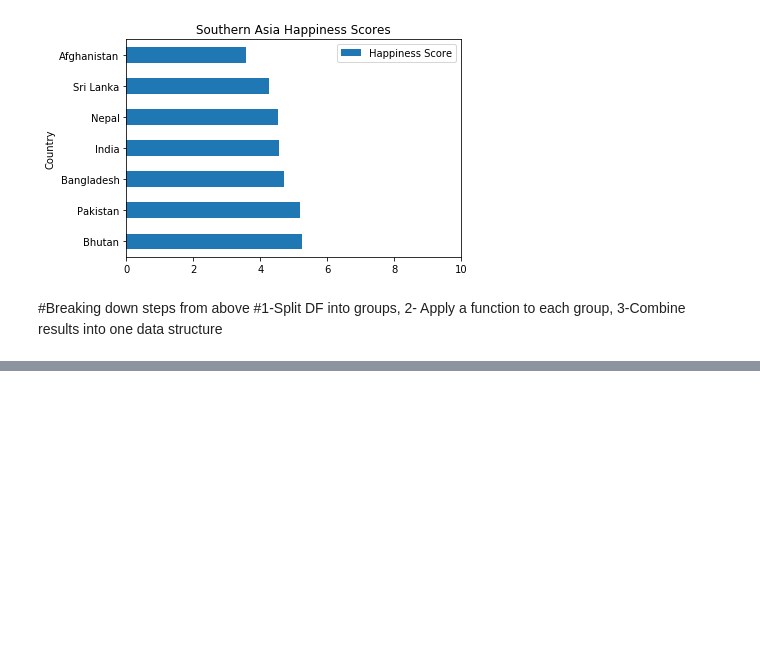
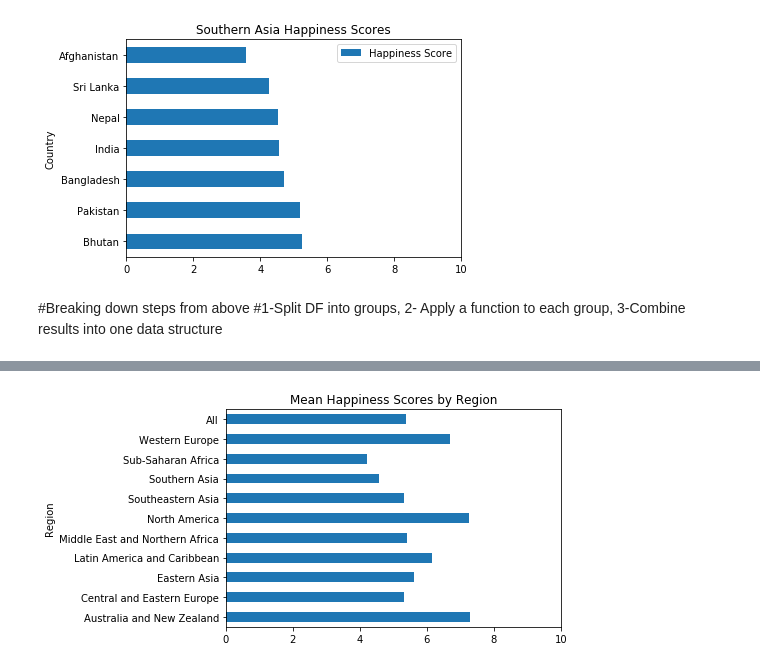
Before and after one commit to Ajat98/DataQuest.io, a Jupyter notebook: Data Aggregation/aggregation.ipynb, the cells around one changed output, grey strips where cells are left out. Cells and saved outputs as stored; diff of their text form; code cells hidden in the pictures; blank space fills up the shorter version.

```diff
--- a/Data Aggregation/aggregation.ipynb
+++ b/Data Aggregation/aggregation.ipynb
@@ -82,0 +182,7 @@ means = grouped.mean()
+# %%
+#Aggregation with Pivot Tables Plotting
+pv_happiness = happiness2015.pivot_table(values='Happiness Score', index='Region', aggfunc=np.mean, margins=True)
+pv_happiness.plot(kind='barh', xlim=(0,10), title='Mean Happiness Scores by Region', legend=False)
+world_mean_happiness = happiness2015['Happiness Score'].mean()
+# %% [output]
+[figure, added]
```
Also changed, not shown: parts of 9 cells of this notebook, 1 other file.
